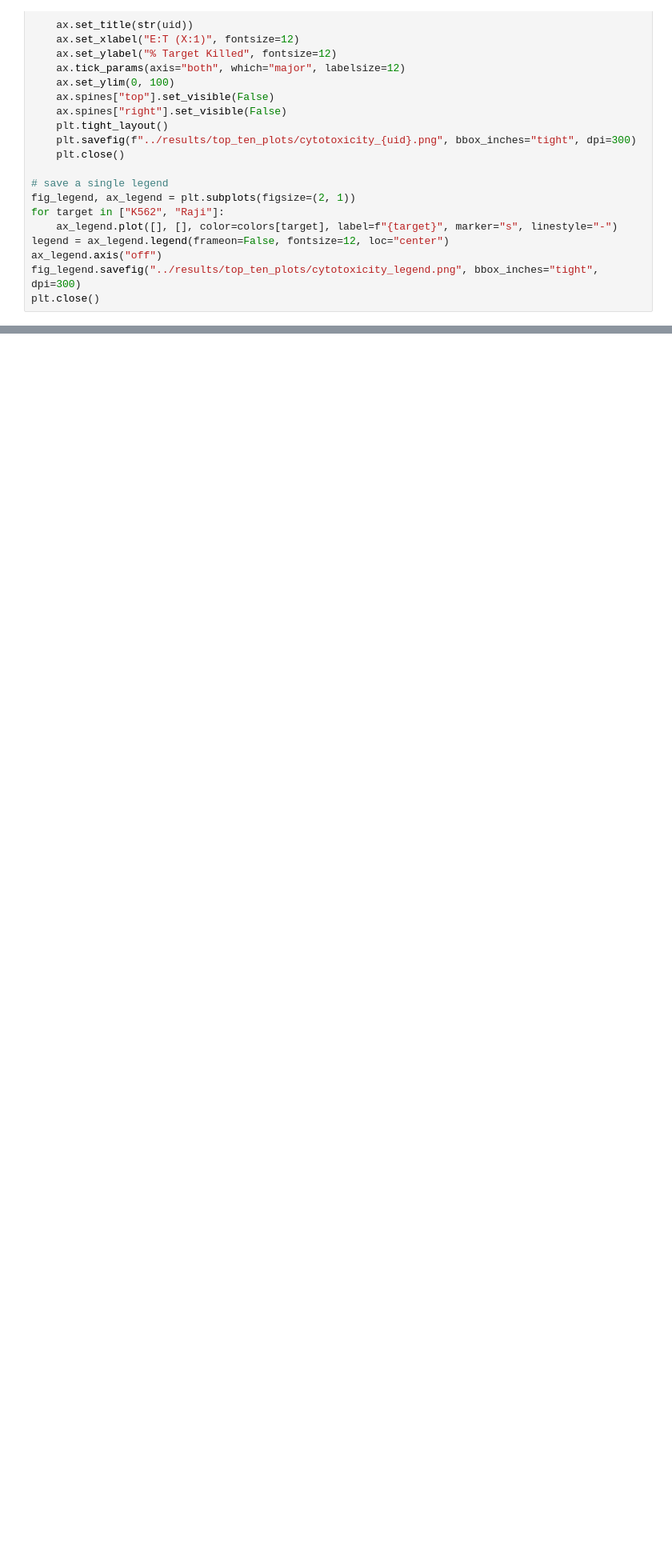
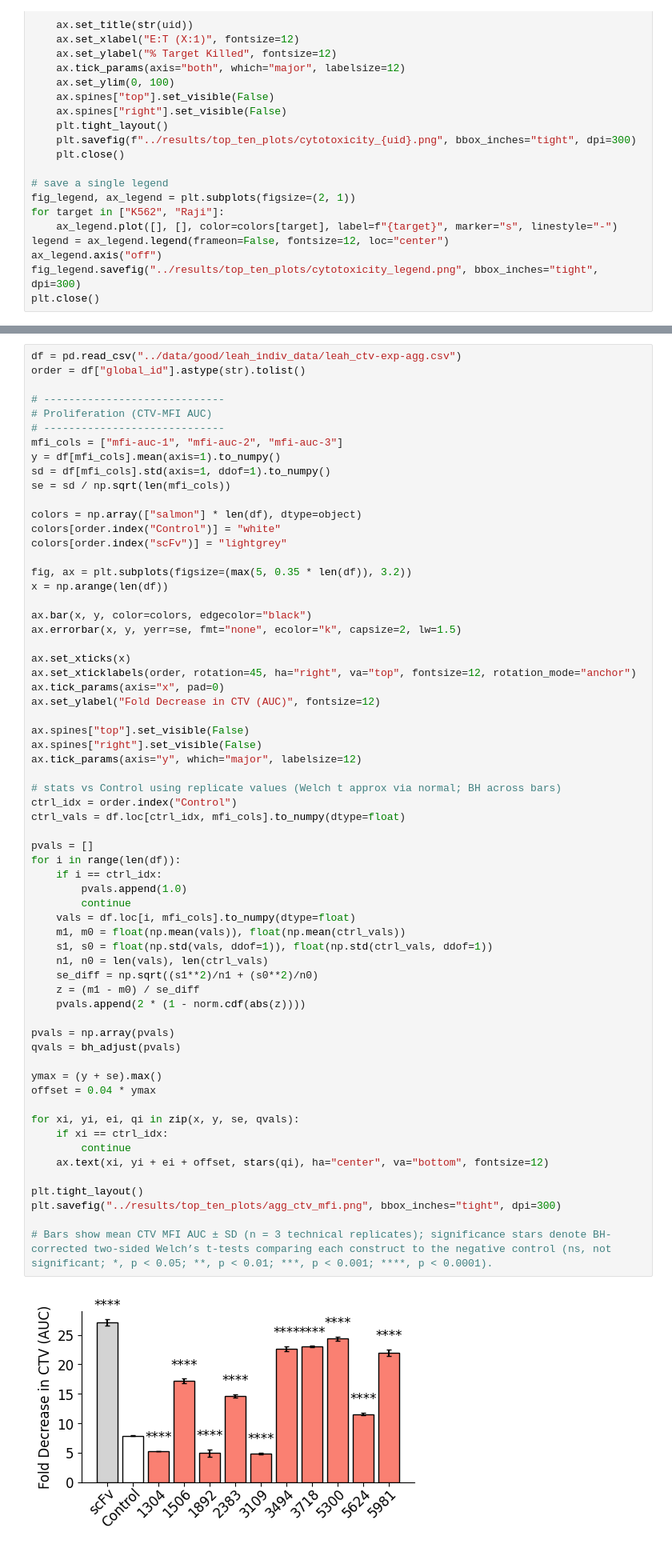
Before and after one commit to kosonocky/bits-to-binders, a Jupyter notebook: scripts/top_ten_plots.ipynb, the cells around one changed output, grey strips where cells are left out. Shown at 80% size. Drawn from its saved outputs; the diff is of its cells as text; blank space fills up the shorter version.

```diff
--- a/scripts/top_ten_plots.ipynb
+++ b/scripts/top_ten_plots.ipynb
@@ -259,2 +239,67 @@ plt.savefig("../results/top_ten_plots/specific_cytokine.png", bbox_inches="tight
 # %% [output]
 [figure]
+# %%
+df = pd.read_csv("../data/good/leah_indiv_data/leah_ctv-exp-agg.csv")
+order = df["global_id"].astype(str).tolist()
+
+# -----------------------------
+# Proliferation (CTV-MFI AUC)
+# -----------------------------
+mfi_cols = ["mfi-auc-1", "mfi-auc-2", "mfi-auc-3"]
+y = df[mfi_cols].mean(axis=1).to_numpy()
+sd = df[mfi_cols].std(axis=1, ddof=1).to_numpy()
+se = sd / np.sqrt(len(mfi_cols))
+
+colors = np.array(["salmon"] * len(df), dtype=object)
+colors[order.index("Control")] = "white"
+colors[order.index("scFv")] = "lightgrey"
+
+fig, ax = plt.subplots(figsize=(max(5, 0.35 * len(df)), 3.2))
+x = np.arange(len(df))
+
+ax.bar(x, y, color=colors, edgecolor="black")
+ax.errorbar(x, y, yerr=se, fmt="none", ecolor="k", capsize=2, lw=1.5)
+
+ax.set_xticks(x)
+ax.set_xticklabels(order, rotation=45, ha="right", va="top", fontsize=12, rotation_mode="anchor")
+ax.tick_params(axis="x", pad=0)
+ax.set_ylabel("Fold Decrease in CTV (AUC)", fontsize=12)
+
+ax.spines["top"].set_visible(False)
+ax.spines["right"].set_visible(False)
+ax.tick_params(axis="y", which="major", labelsize=12)
+
+# stats vs Control using replicate values (Welch t approx via normal; BH across bars)
+ctrl_idx = order.index("Control")
+ctrl_vals = df.loc[ctrl_idx, mfi_cols].to_numpy(dtype=float)
+
+pvals = []
+for i in range(len(df)):
+    if i == ctrl_idx:
+        pvals.append(1.0)
+        continue
+    vals = df.loc[i, mfi_cols].to_numpy(dtype=float)
+    m1, m0 = float(np.mean(vals)), float(np.mean(ctrl_vals))
+    s1, s0 = float(np.std(vals, ddof=1)), float(np.std(ctrl_vals, ddof=1))
+    n1, n0 = len(vals), len(ctrl_vals)
+    se_diff = np.sqrt((s1**2)/n1 + (s0**2)/n0)
+    z = (m1 - m0) / se_diff
+    pvals.append(2 * (1 - norm.cdf(abs(z))))
+
+pvals = np.array(pvals)
+qvals = bh_adjust(pvals)
+
+ymax = (y + se).max()
+offset = 0.04 * ymax
+
+for xi, yi, ei, qi in zip(x, y, se, qvals):
+    if xi == ctrl_idx:
+        continue
+    ax.text(xi, yi + ei + offset, stars(qi), ha="center", va="bottom", fontsize=12)
+
+plt.tight_layout()
+plt.savefig("../results/top_ten_plots/agg_ctv_mfi.png", bbox_inches="tight", dpi=300)
+
+# Bars show mean CTV MFI AUC ± SD (n = 3 technical replicates); significance stars denote BH-corrected two-sided Welch’s t-tests comparing each construct to the negative control (ns, not significant; *, p < 0.05; **, p < 0.01; ***, p < 0.001; ****, p < 0.0001).
+# %% [output]
+[figure, added]
```
Also changed, not shown: parts of 5 cells of this notebook, 8 other files.
